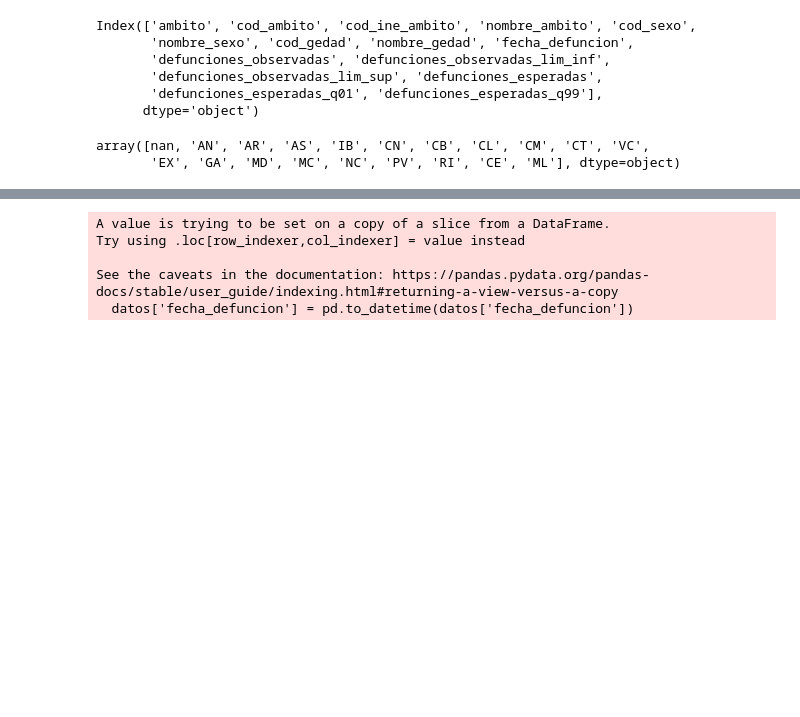
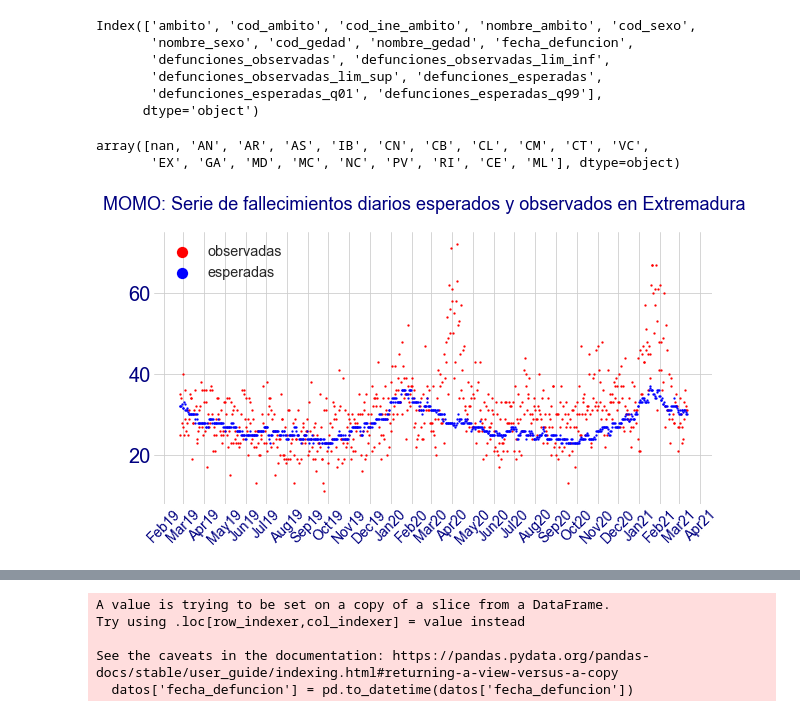
Before and after one commit to mharias/covid, a Jupyter notebook: momo/datos_momo.ipynb, the cells around one changed output, grey strips where cells are left out. Saved outputs shown, nothing was run; the diff lists cells and outputs as text; code cells hidden in the pictures; blank space fills up the shorter version.

```diff
--- a/momo/datos_momo.ipynb
+++ b/momo/datos_momo.ipynb
@@ -73,6 +73,57 @@ observadas = 'defunciones_observadas'
 esperadas = 'defunciones_esperadas'
 acum_obs = 'acum_observadas'
 acum_esp = 'acum_esperadas'
+# %%
+datos = row_momo.loc[(row_momo['cod_ambito']=='EX') & (row_momo['cod_sexo']=='all') & (row_momo['nombre_gedad']=='todos')].copy()
+datos.loc[:,'acum_esperadas'] = datos.loc[:,esperadas].cumsum()
+datos.loc[:,'acum_observadas'] = datos.loc[:,observadas].cumsum()
+datos['fecha_defuncion'] = pd.to_datetime(datos['fecha_defuncion'])
+# %%
+color_titulos = 'navy'
+colores = sns.color_palette("Blues_r", 5)
+
+plt.style.use('seaborn-white')
+#f.suptitle(titulo,fontsize=20,x=0.5,y=1,color=color_titulos)
+f = plt.figure(figsize=(10,5))
+ax1 = f.add_subplot(1,1,1,)
+
+
+#colors = cm.RdYlBu_r(datos[casos_nuevos]/datos[casos_nuevos].max())
+
+
+#ax1.fill_between(datos['date'],datos[IA],color='navy',lw=5,alpha=.3)
+
+ax1.yaxis.set_tick_params(labelsize=20,labelcolor='navy')
+ax1.xaxis.set_tick_params(labelsize=14,rotation=45,labelcolor='navy',width=0)
+#ax1.set_title(titulo_IA,size=20,color='navy')
+ax1.scatter(datos['fecha_defuncion'],datos[observadas],color='red',s=5,lw=.05,label='observadas')
+ax1.scatter(datos['fecha_defuncion'],datos[esperadas],color='blue',s=5,lw=.05,label='esperadas')
+#ax1.plot(momo_ccaa['fecha_defuncion'],momo_ccaa[observadas],color='red',lw=.5,label='ratio ia14 a 7 días')
+#ax2.plot(datos['date'],datos[clave_ratio],color='red',lw=.5,label='ratio ia14 a 7 días')
+
+fmt = '%00.0f' # Format you want the ticks, e.g. '40%'
+yticks = ticker.FormatStrFormatter(fmt)
+ax1.yaxis.set_major_formatter(yticks)
+#ax1.set_yticks([0,10,20,30,40,50,60,70,80,90,100])
+
+XmajorFmt = DateFormatter('%-b%y')
+ax1.xaxis.set_major_formatter(XmajorFmt)
+ax1.xaxis.set_major_locator(DayLocator([1]))
+#ax1.set_xticks(ax1.get_xticks()[1:-1])
+
+legend = ax1.legend(framealpha=0,fancybox=True,fontsize='x-large',markerscale=5)
+
+ax1.grid(True,axis='both')
+f.suptitle('MOMO: Serie de fallecimientos diarios esperados y observados en Extremadura',fontsize=18,color='navy')
+style = dict(size=20, color=color_titulos,weight='normal')
+([spine.set_visible(False) for spine in ax1.spines.values()])
+
+#f.tight_layout(w_pad=0,h_pad=2,pad=1)
+
+#f.tight_layout()
+f.savefig('img/momo_diario_ex.png',dpi=200,bbox_inches='tight')
+# %% [output]
+[figure, added]
 # %%
 datos = row_momo.loc[(row_momo['cod_ambito']=='MD') & (row_momo['cod_sexo']=='all') & (row_momo['nombre_gedad']=='todos')].copy()
 datos.loc[:,'acum_esperadas'] = datos.loc[:,esperadas].cumsum()
```
Also changed, not shown: parts of 7 cells of this notebook, 7 other files.
